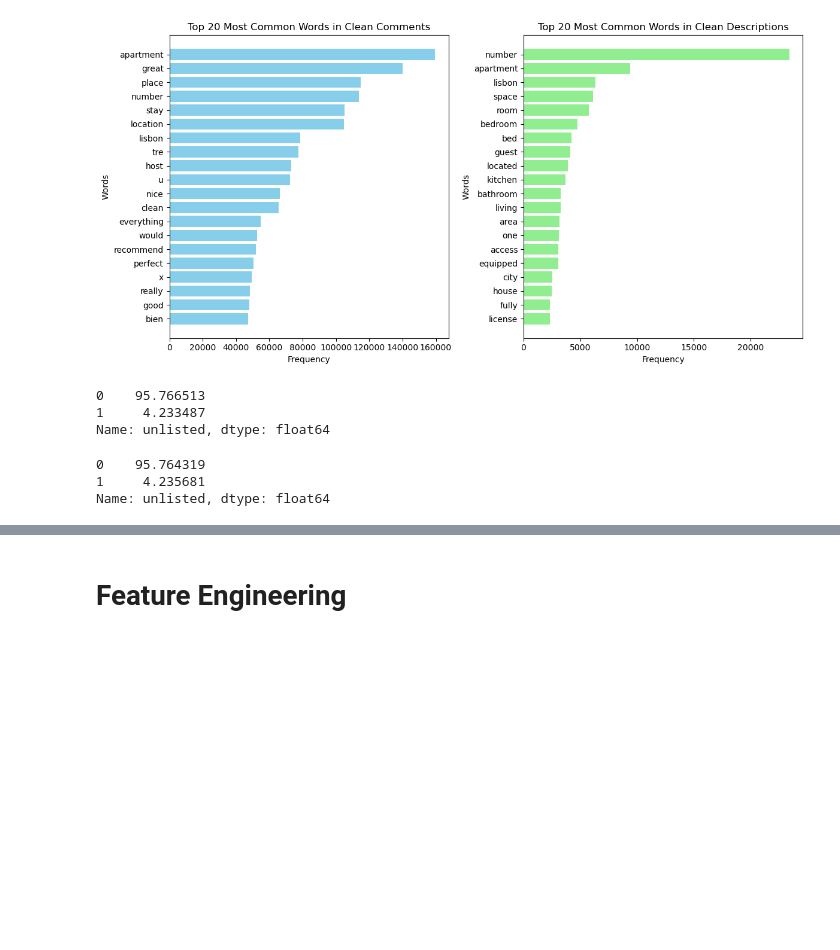
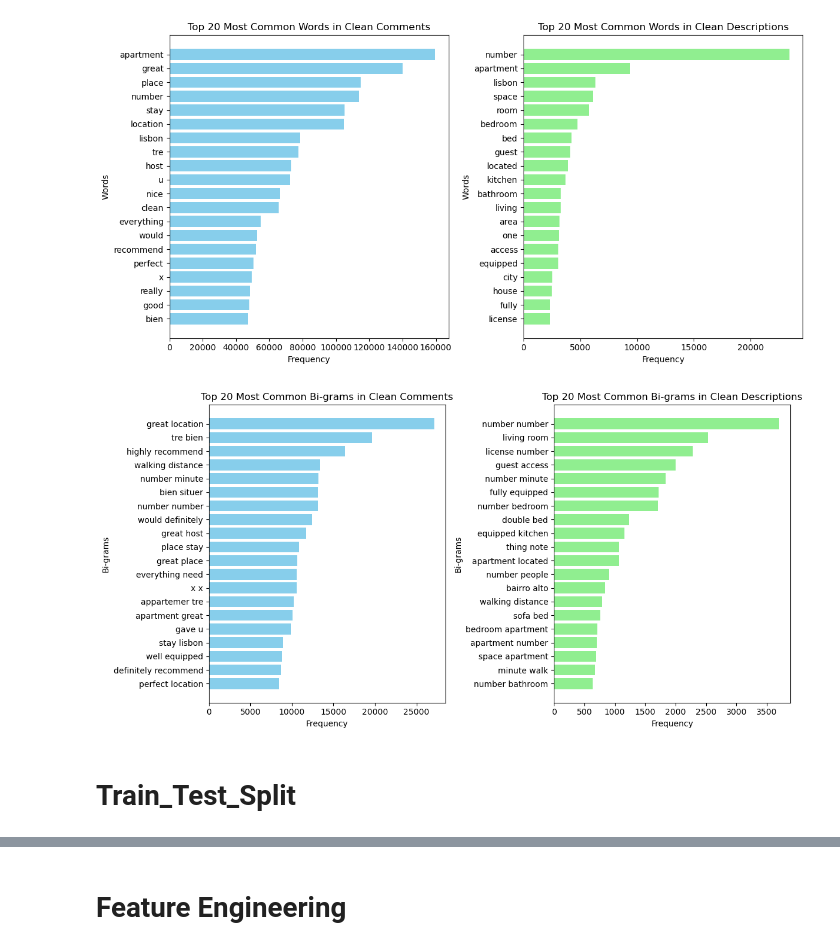
Before and after one commit to beatrizdsantosss/Text-mining-project-, a Jupyter notebook: NLP_45.ipynb, the cells around one changed output, grey strips where cells are left out. Drawn from its saved outputs; the diff is of its cells as text; code cells hidden in the pictures; blank space fills up the shorter version.

Commit message:
BOW e tf idf done n grams
falta tentar so com palavras e testar

```diff
--- a/NLP_45.ipynb
+++ b/NLP_45.ipynb
@@ -2279,17 +2206,53 @@ plt.show()
 [nltk_data]     /Users/beatrizsantos/nltk_data...
 [nltk_data]   Package punkt is already up-to-date!
 [figure]
-# %%
-unlisted_percentage = y_train['unlisted'].value_counts(normalize=True) * 100
-print(unlisted_percentage)
-# %% [output]
-0    95.766513
-1     4.233487
-Name: unlisted, dtype: float64
-# %%
-unlisted_percentage_val = y_val['unlisted'].value_counts(normalize=True) * 100
-print(unlisted_percentage_val)
-# %% [output]
-0    95.764319
-1     4.235681
-Name: unlisted, dtype: float64
+# %%
+import pandas as pd
+from collections import Counter
+from nltk.tokenize import word_tokenize
+from nltk import ngrams
+import matplotlib.pyplot as plt
+
+# Tokenize and get bi-grams for clean comments
+all_words_comments = word_tokenize(' '.join(grouped_df['clean_comments'].astype(str)))
+bi_grams_comments = list(ngrams(all_words_comments, 2))
+bi_gram_freq_comments = Counter(bi_grams_comments)
+common_bi_grams_comments = bi_gram_freq_comments.most_common(20)
+bi_grams_comments, counts_comments = zip(*common_bi_grams_comments)
+
+# Convert tuples to strings for plotting
+bi_grams_comments = [' '.join(bi_gram) for bi_gram in bi_grams_comments]
+
+# Tokenize and get bi-grams for clean descriptions
+all_words_description = word_tokenize(' '.join(grouped_df['clean_description'].astype(str)))
+bi_grams_description = list(ngrams(all_words_description, 2))
+bi_gram_freq_description = Counter(bi_grams_description)
+common_bi_grams_description = bi_gram_freq_description.most_common(20)
+bi_grams_description, counts_description = zip(*common_bi_grams_description)
+
+# Convert tuples to strings for plotting
+bi_grams_description = [' '.join(bi_gram) for bi_gram in bi_grams_description]
+
+# Plotting
+plt.figure(figsize=(12, 6))
+
+plt.subplot(1, 2, 1)
+plt.barh(bi_grams_comments, counts_comments, color='skyblue')
+plt.xlabel('Frequency')
+plt.ylabel('Bi-grams')
+plt.title('Top 20 Most Common Bi-grams in Clean Comments')
+plt.gca().invert_yaxis()
+
+plt.subplot(1, 2, 2)
+plt.barh(bi_grams_description, counts_description, color='lightgreen')
+plt.xlabel('Frequency')
+plt.ylabel('Bi-grams')
+plt.title('Top 20 Most Common Bi-grams in Clean Descriptions')
+plt.gca().invert_yaxis()
+
+plt.tight_layout()
+plt.show()
+# %% [output]
+[figure, added]
+# %% [markdown]
+# Train_Test_Split
```
Also changed, not shown: parts of 48 cells of this notebook.
